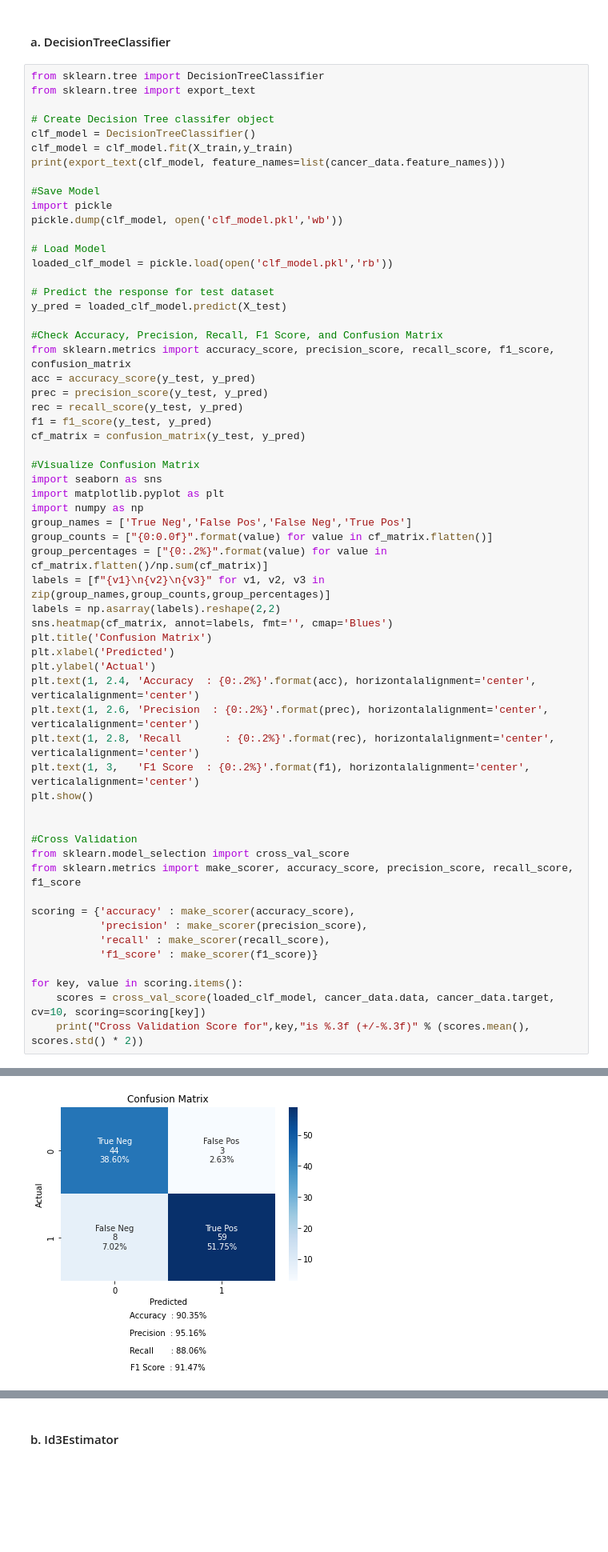
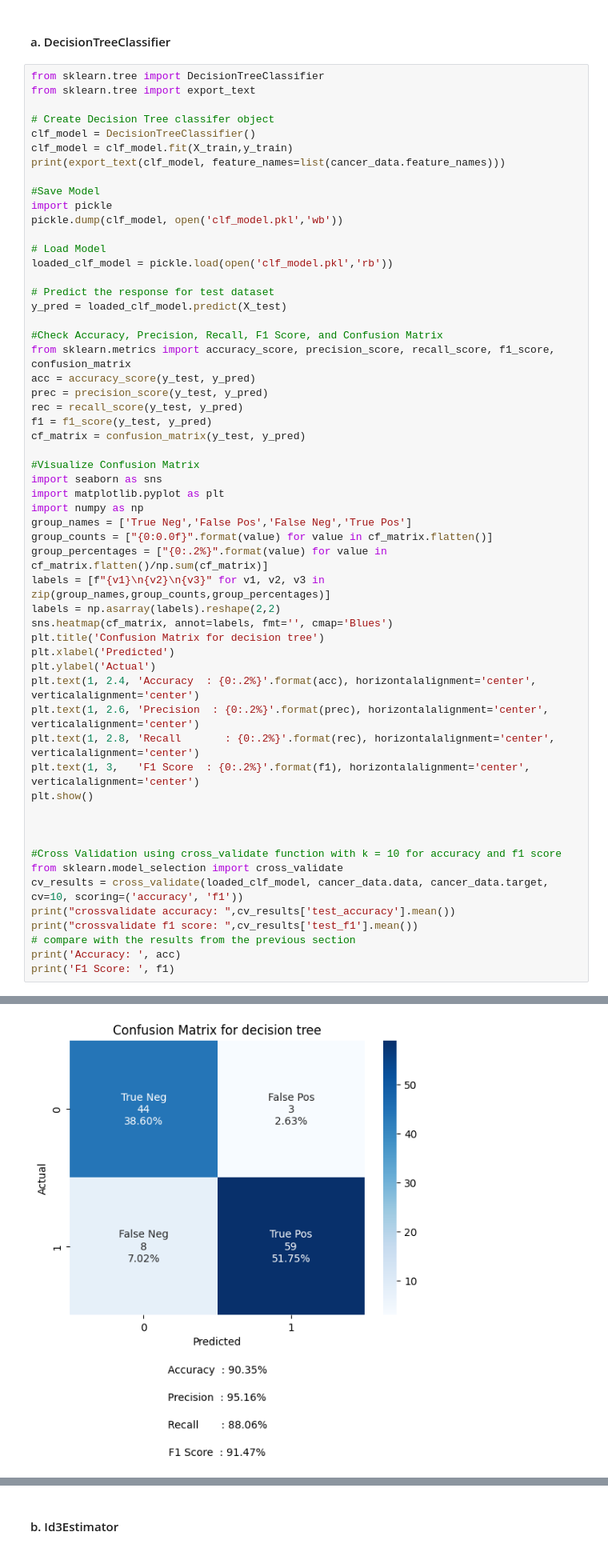
Before and after one commit to christojeffrey/tucil-ml, a Jupyter notebook: main.ipynb, the cells around one changed output, grey strips where cells are left out. Shown at 80% size. Saved outputs shown, nothing was run; the diff lists cells and outputs as text; blank space fills up the shorter version.

Commit message:
feat: add output and changing cross validate function. add requirement.txt

```diff
--- a/main.ipynb
+++ b/main.ipynb
@@ -50,7 +61,7 @@ group_percentages = ["{0:.2%}".format(value) for value in cf_matrix.flatten()/np
 labels = [f"{v1}\n{v2}\n{v3}" for v1, v2, v3 in zip(group_names,group_counts,group_percentages)]
 labels = np.asarray(labels).reshape(2,2)
 sns.heatmap(cf_matrix, annot=labels, fmt='', cmap='Blues')
-plt.title('Confusion Matrix')
+plt.title('Confusion Matrix for decision tree')
 plt.xlabel('Predicted')
 plt.ylabel('Actual')
 plt.text(1, 2.4, 'Accuracy  : {0:.2%}'.format(acc), horizontalalignment='center', verticalalignment='center')
@@ -60,18 +71,15 @@ plt.text(1, 3,   'F1 Score  : {0:.2%}'.format(f1), horizontalalignment='center',
 plt.show()
 
 
-#Cross Validation
-from sklearn.model_selection import cross_val_score
-from sklearn.metrics import make_scorer, accuracy_score, precision_score, recall_score, f1_score
 
-scoring = {'accuracy' : make_scorer(accuracy_score),
-           'precision' : make_scorer(precision_score),
-           'recall' : make_scorer(recall_score),
-           'f1_score' : make_scorer(f1_score)}
-
-for key, value in scoring.items():
-    scores = cross_val_score(loaded_clf_model, cancer_data.data, cancer_data.target, cv=10, scoring=scoring[key])
-    print("Cross Validation Score for",key,"is %.3f (+/-%.3f)" % (scores.mean(), scores.std() * 2))
+#Cross Validation using cross_validate function with k = 10 for accuracy and f1 score
+from sklearn.model_selection import cross_validate
+cv_results = cross_validate(loaded_clf_model, cancer_data.data, cancer_data.target, cv=10, scoring=('accuracy', 'f1'))
+print("crossvalidate accuracy: ",cv_results['test_accuracy'].mean())
+print("crossvalidate f1 score: ",cv_results['test_f1'].mean())
+# compare with the results from the previous section
+print('Accuracy: ', acc)
+print('F1 Score: ', f1)
 # %% [output]
 |--- worst concave points <= 0.14
 |   |--- worst area <= 957.45
@@ -92,2 +100,2 @@ for key, value in scoring.items():
 |   |   |   |   |   |--- class: 0
-[figure, old version]
+[figure, new version]
```
Also changed, not shown: parts of 8 cells of this notebook, 15 other files.
